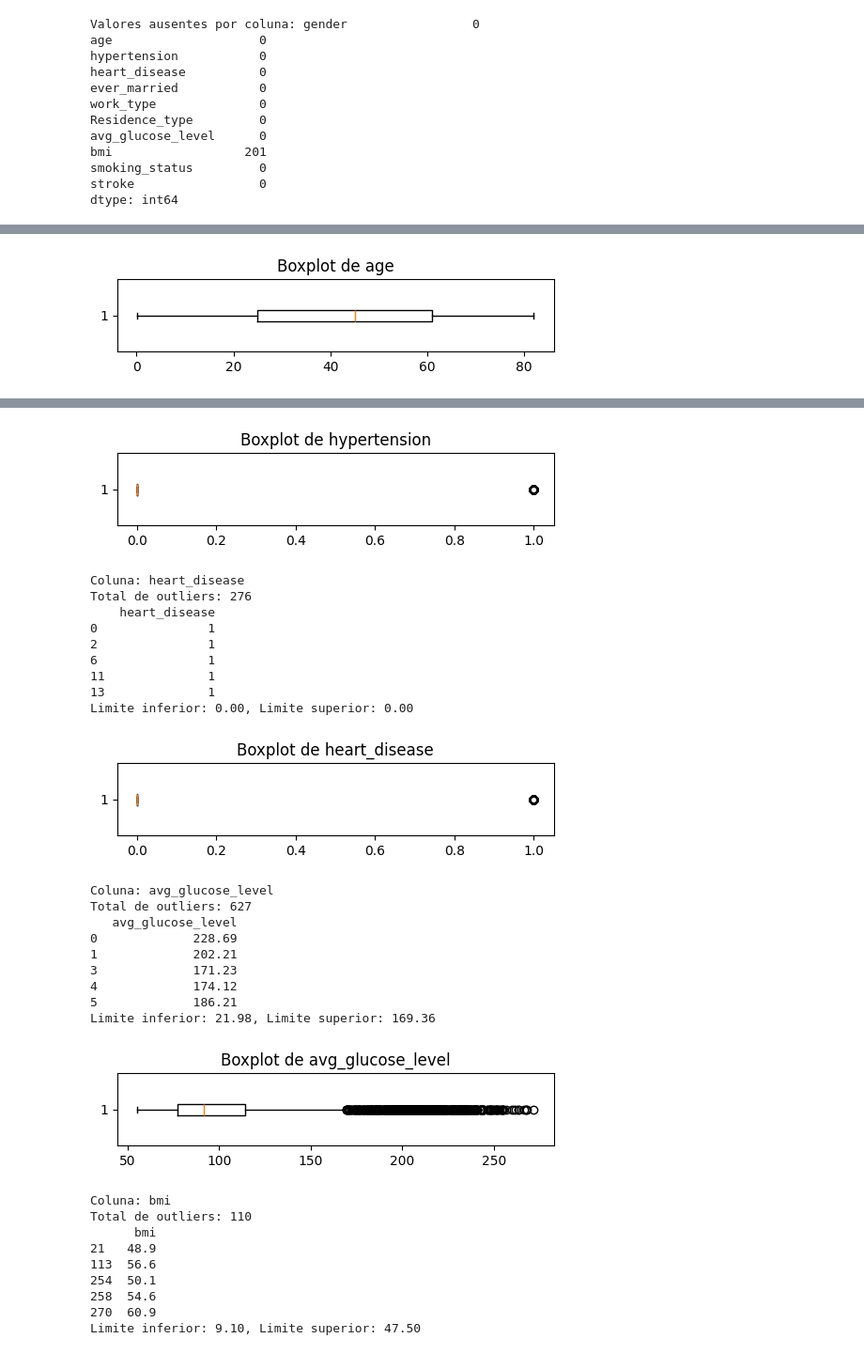
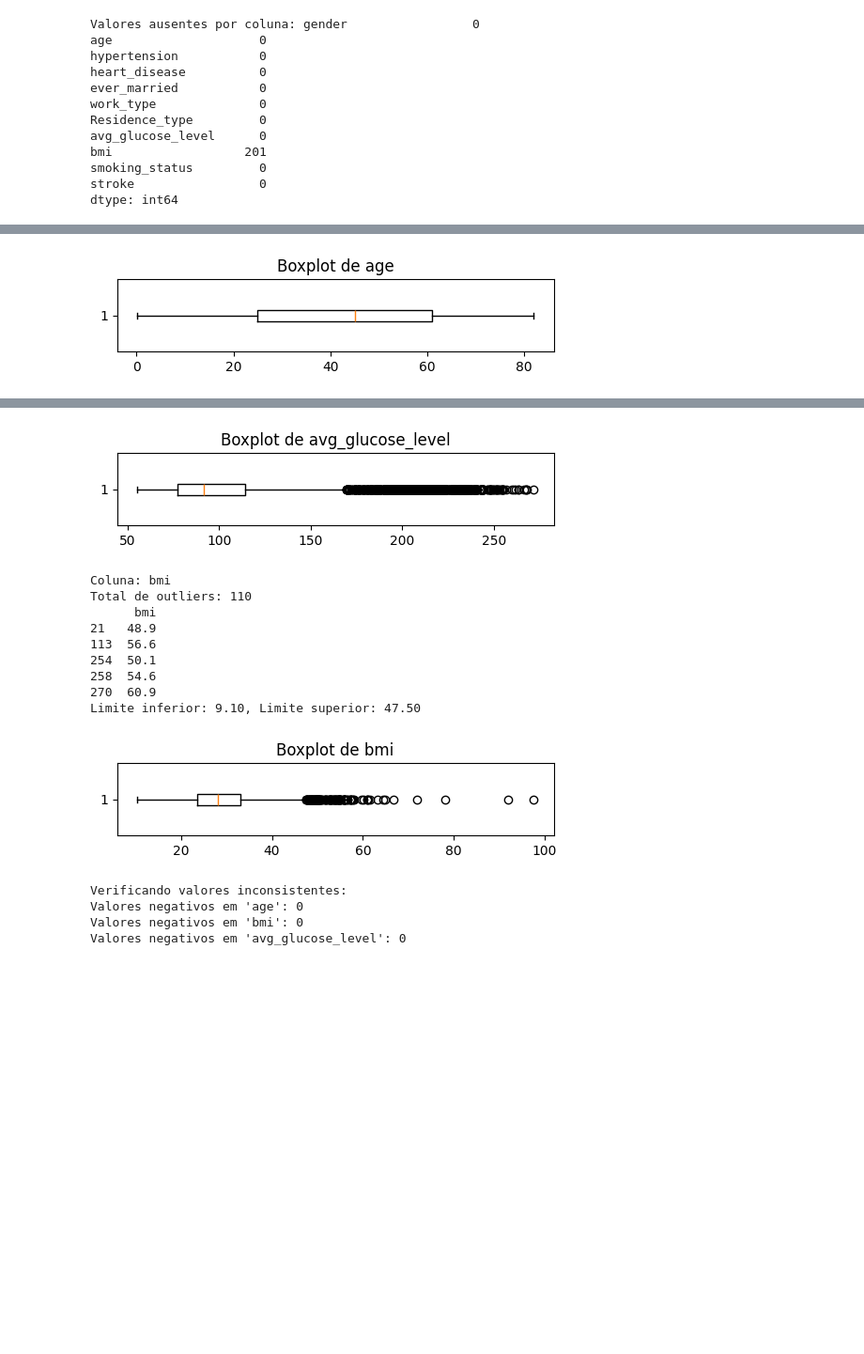
Before and after one commit to GabrielRolla/Trabalho-1, a Jupyter notebook: trabalho1.ipynb, the cells around one changed output, grey strips where cells are left out. Shown at 94% size. Saved outputs shown, nothing was run; the diff lists cells and outputs as text; code cells hidden in the pictures; blank space fills up the shorter version.

```diff
--- a/trabalho1.ipynb
+++ b/trabalho1.ipynb
@@ -117,3 +104,6 @@ plt.show()
+# %%
+# Remover coluna 'id' (não é útil para modelagem)
+df = df.drop('id', axis=1)
 # %%
 #investigar valores ausentes
 print("Valores ausentes por coluna:", df.isnull().sum())
@@ -134,6 +124,10 @@ dtype: int64
 # Detecção de outliers e valores inconsistentes
 import numpy as np
 import matplotlib.pyplot as plt
+
+
+# Seleciona apenas colunas numéricas
+df_numerico = df.select_dtypes(include=['number'])
 
 # Função para detectar outliers pelo método do IQR
 def detectar_outliers_iqr(df, col):
@@ -145,10 +139,13 @@ def detectar_outliers_iqr(df, col):
     outliers = df[(df[col] < limite_inferior) | (df[col] > limite_superior)]
     return outliers, limite_inferior, limite_superior
 
-# Analisar colunas numéricas
-colunas_numericas = df_encoded.select_dtypes(include=[np.number]).columns
-for col in colunas_numericas:
-    outliers, li, ls = detectar_outliers_iqr(df_encoded, col)
+# Identificar colunas binárias (apenas 0 e 1)
+binary_cols = [col for col in df_numerico.columns if set(df_numerico[col].dropna().unique()).issubset({0,1})]
+# Selecionar apenas colunas numéricas não binárias
+colunas_numericas_sem_binarias = [col for col in df_numerico.columns if col not in binary_cols]
+
+for col in colunas_numericas_sem_binarias:
+    outliers, li, ls = detectar_outliers_iqr(df_numerico, col)
     print(f"Coluna: {col}")
     print(f"Total de outliers: {outliers.shape[0]}")
     if outliers.shape[0] > 0:
@@ -156,18 +153,18 @@ for col in colunas_numericas:
     print(f"Limite inferior: {li:.2f}, Limite superior: {ls:.2f}\n")
     # Boxplot para visualização
     plt.figure(figsize=(6,1))
-    plt.boxplot(df_encoded[col], vert=False)
+    plt.boxplot(df_numerico[col].dropna(), vert=False)
     plt.title(f'Boxplot de {col}')
     plt.show()
 
 # Verificar valores inconsistentes (exemplo: negativos em variáveis que não podem ser negativas)
 print("\nVerificando valores inconsistentes:")
-if 'age' in df_encoded.columns:
-    print(f"Valores negativos em 'age': {df_encoded[df_encoded['age'] < 0].shape[0]}")
-if 'bmi' in df_encoded.columns:
-    print(f"Valores negativos em 'bmi': {df_encoded[df_encoded['bmi'] < 0].shape[0]}")
-if 'avg_glucose_level' in df_encoded.columns:
-    print(f"Valores negativos em 'avg_glucose_level': {df_encoded[df_encoded['avg_glucose_level'] < 0].shape[0]}")
+if 'age' in df_numerico.columns:
+    print(f"Valores negativos em 'age': {df_numerico[df_numerico['age'] < 0].shape[0]}")
+if 'bmi' in df_numerico.columns:
+    print(f"Valores negativos em 'bmi': {df_numerico[df_numerico['bmi'] < 0].shape[0]}")
+if 'avg_glucose_level' in df_numerico.columns:
+    print(f"Valores negativos em 'avg_glucose_level': {df_numerico[df_numerico['avg_glucose_level'] < 0].shape[0]}")
 # %% [output]
 Coluna: age
 Total de outliers: 0
@@ -185,30 +182,15 @@ Limite inferior: 0.00, Limite superior: 0.00
-[figure, old version]
+[figure, new version]
-Coluna: heart_disease
-Total de outliers: 276
-    heart_disease
-0               1
-2               1
-6               1
-11              1
-13              1
-Limite inferior: 0.00, Limite superior: 0.00
+Coluna: bmi
+Total de outliers: 110
+      bmi
+21   48.9
+113  56.6
+254  50.1
+258  54.6
+270  60.9
+Limite inferior: 9.10, Limite superior: 47.50
-[figure, old version]
+[figure, new version]
-Coluna: avg_glucose_level
-Total de outliers: 627
-   avg_glucose_level
-0             228.69
-1             202.21
-3             171.23
-4             174.12
-5             186.21
-Limite inferior: 21.98, Limite superior: 169.36
+Verificando valores inconsistentes:
+Valores negativos em 'age': 0
+Valores negativos em 'bmi': 0
+Valores negativos em 'avg_glucose_level': 0
-[figure, removed]
-Coluna: bmi
-Total de outliers: 110
-      bmi
-21   48.9
-113  56.6
-254  50.1
-258  54.6
-270  60.9
-Limite inferior: 9.10, Limite superior: 47.50
```
Also changed, not shown: parts of 11 cells of this notebook.
